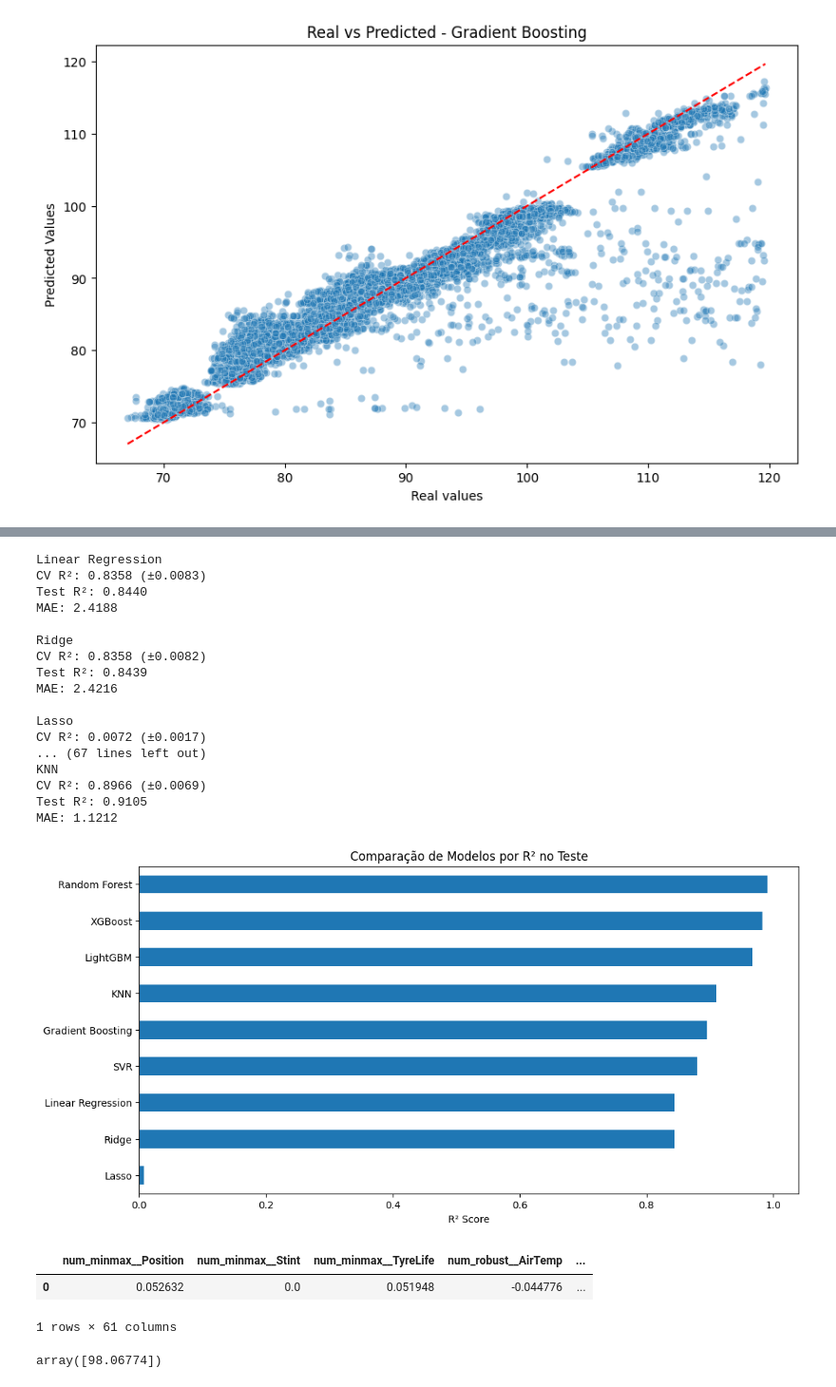
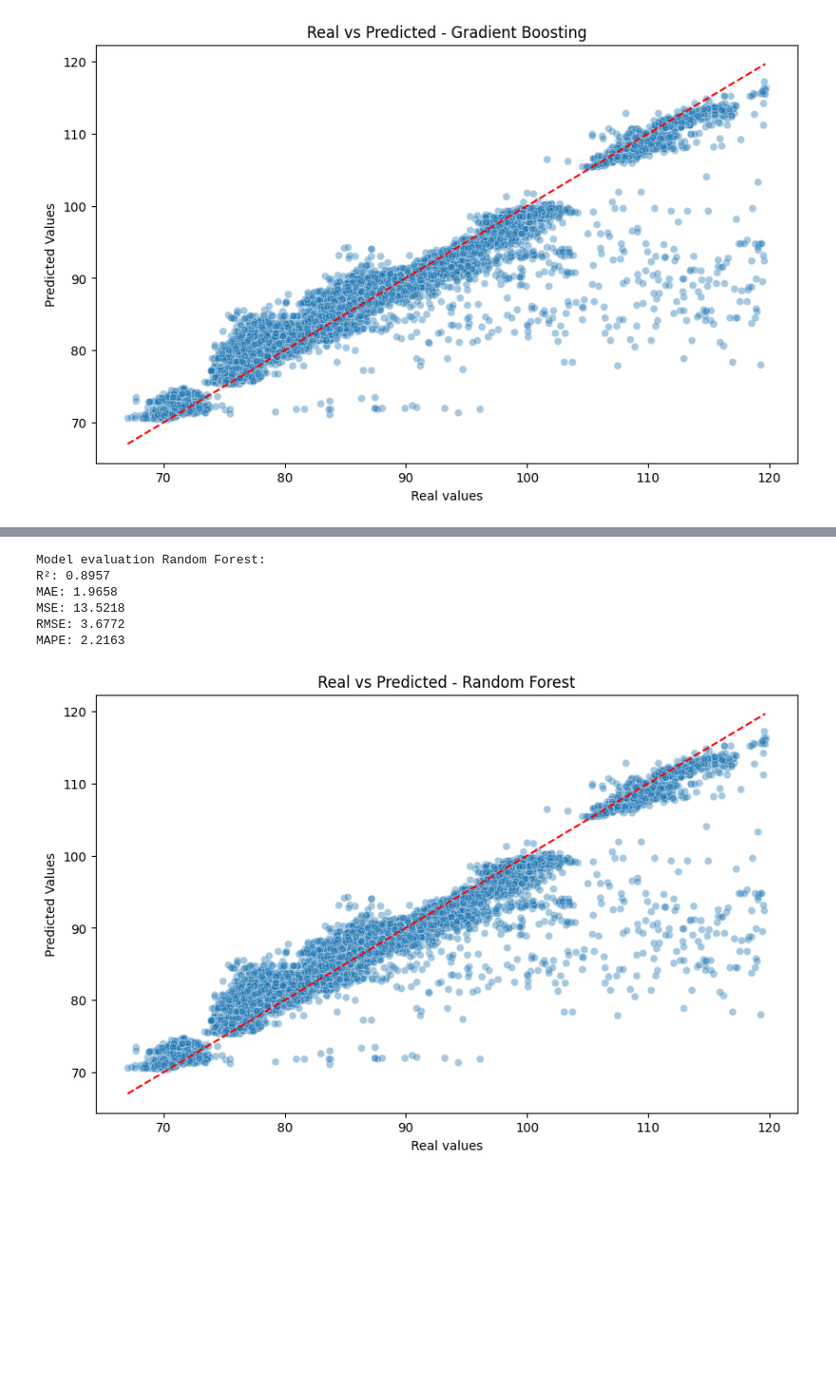
Before and after one commit to diegonbotelho/f1-tire-prediction, a Jupyter notebook: notebooks/pre-process_feature-selection.ipynb, the cells around one changed output, grey strips where cells are left out. Shown at 95% size. Cells and saved outputs as stored; diff of their text form; code cells hidden in the pictures; blank space fills up the shorter version.

```diff
--- a/notebooks/pre-process_feature-selection.ipynb
+++ b/notebooks/pre-process_feature-selection.ipynb
@@ -598,35 +622,0 @@ def compare_models(X_train, y_train, X_test, y_test, models):
-# %%
-results_df = compare_models(X_train, y_train, X_test, y_test, models)
-
-# Gráfico de comparação
-plt.figure(figsize=(12, 6))
-results_df['Test R²'].sort_values().plot(kind='barh')
-plt.title('Comparação de Modelos por R² no Teste')
-plt.xlabel('R² Score')
-plt.show()
-# %% [output]
-Linear Regression
-CV R²: 0.8358 (±0.0083)
-Test R²: 0.8440
-MAE: 2.4188
-
-Ridge
-CV R²: 0.8358 (±0.0082)
-Test R²: 0.8439
-MAE: 2.4216
-
-Lasso
-CV R²: 0.0072 (±0.0017)
-... (67 lines left out)
-KNN
-CV R²: 0.8966 (±0.0069)
-Test R²: 0.9105
-MAE: 1.1212
-[figure, removed]
-# %%
-new = X.iloc[[0]].copy()
-new
-# %% [output]
-|  | num_minmax__Position | num_minmax__Stint | num_minmax__TyreLife | num_robust__AirTemp | ... |
-| 0 | 0.052632 | 0.0 | 0.051948 | -0.044776 | ... |
-1 rows × 61 columns
@@ -635,5 +623,11 @@ rf = RandomForestRegressor().fit(X_train, y_train)
-# %%
-prediction = rf.predict(new)
-prediction
-# %% [output]
-array([98.06774])
+# %%
+# Model evaluation
+metrics = evaluate_model(y_test, y_pred, "Random Forest")
+# %% [output]
+Model evaluation Random Forest:
+R²: 0.8957
+MAE: 1.9658
+MSE: 13.5218
+RMSE: 3.6772
+MAPE: 2.2163
+[figure, added]
```
Also changed, not shown: parts of 14 cells of this notebook.
